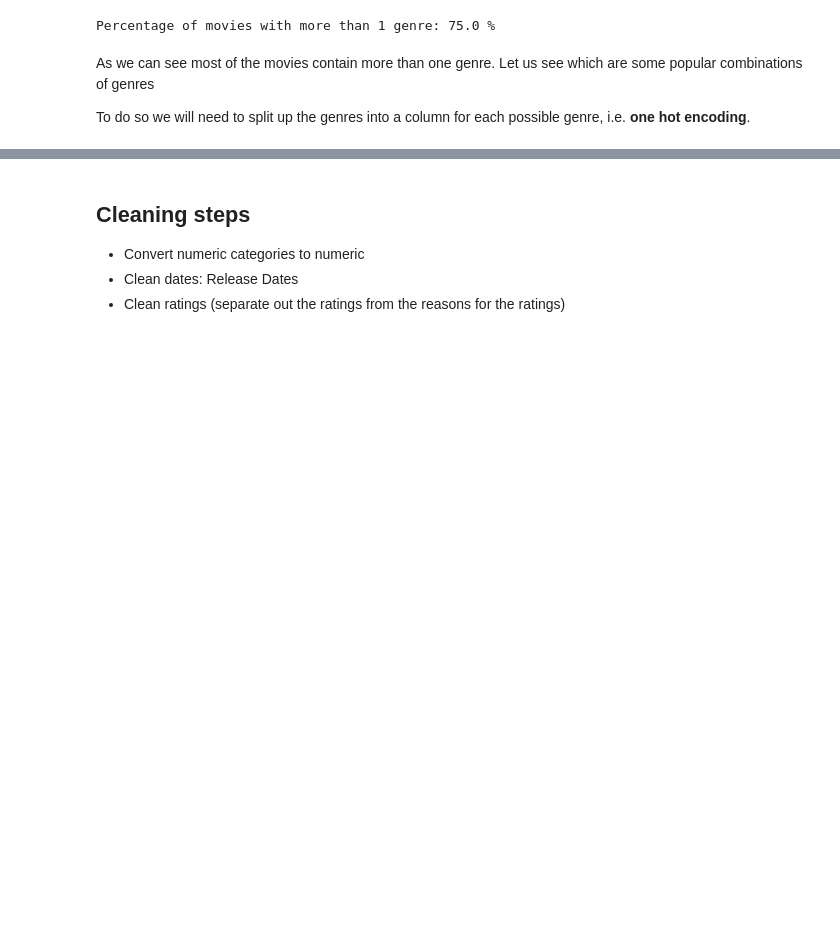
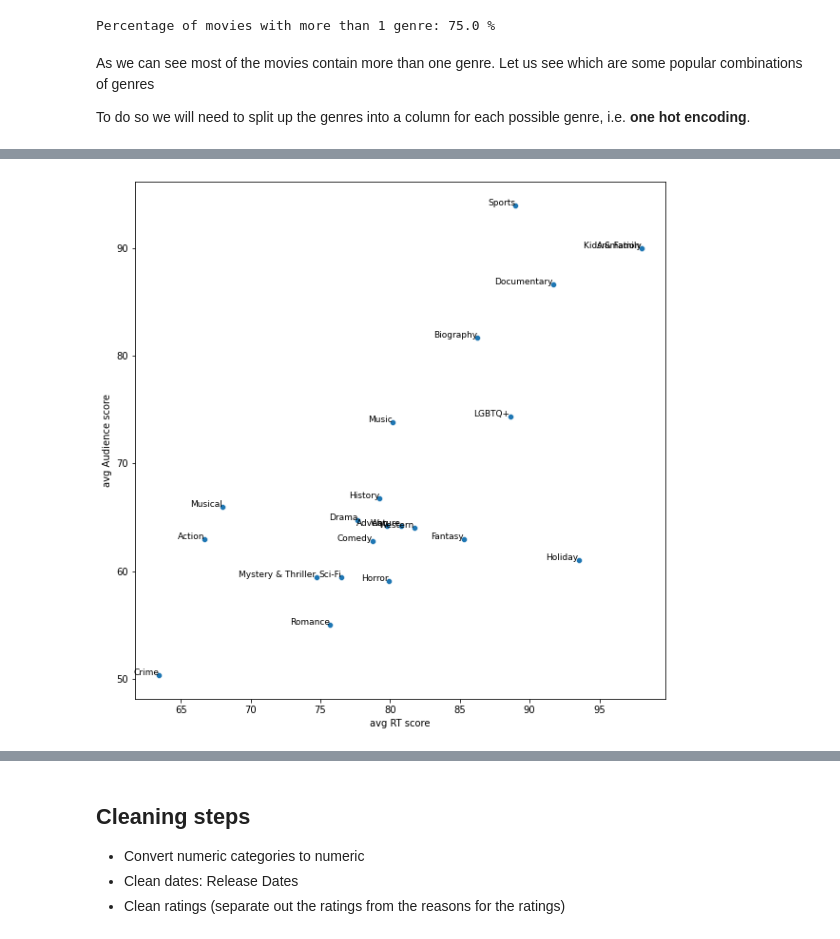
Before and after one commit to ianian-dot/scraping-and-analysing-A24-movies, a Jupyter notebook: a24_rt_analysis.ipynb, the cells around one changed output, grey strips where cells are left out. Cells and saved outputs as stored; diff of their text form; code cells hidden in the pictures; blank space fills up the shorter version.

```diff
--- a/a24_rt_analysis.ipynb
+++ b/a24_rt_analysis.ipynb
@@ -150,0 +204,10 @@ Length: 136, dtype: int64
+# %%
+rt_genre_scores = []
+aud_genre_scores = []
+for genre in unique_genres:
+    rt_genre_scores.append(round(cleaned_df[movies_df[genre] == 1]["RT_score_%"].mean(),2))
+    aud_genre_scores.append(round(cleaned_df[movies_df[genre] == 1]["audience_score_%"].mean(),2))
+genre_scores_df = pd.DataFrame({'Genre' : unique_genres, 'avg RT score': rt_genre_scores
+              , 'avg Audience score' : aud_genre_scores
+              }).sort_values('avg RT score', ascending = False)
+genre_scores_df
@@ -150,0 +232,8 @@ Length: 136, dtype: int64
+# %%
+plt.figure(figsize=(10,10))
+sns.scatterplot(data = genre_scores_df, x = 'avg RT score', y = 'avg Audience score')
+## annotate with genre
+for i, row in genre_scores_df.iterrows():
+    plt.text(row['avg RT score'], row['avg Audience score'], row['Genre'], fontsize=9, ha='right')
+# %% [output]
+[figure, added]
```
Also changed, not shown: parts of 23 cells of this notebook, 6 other files.
